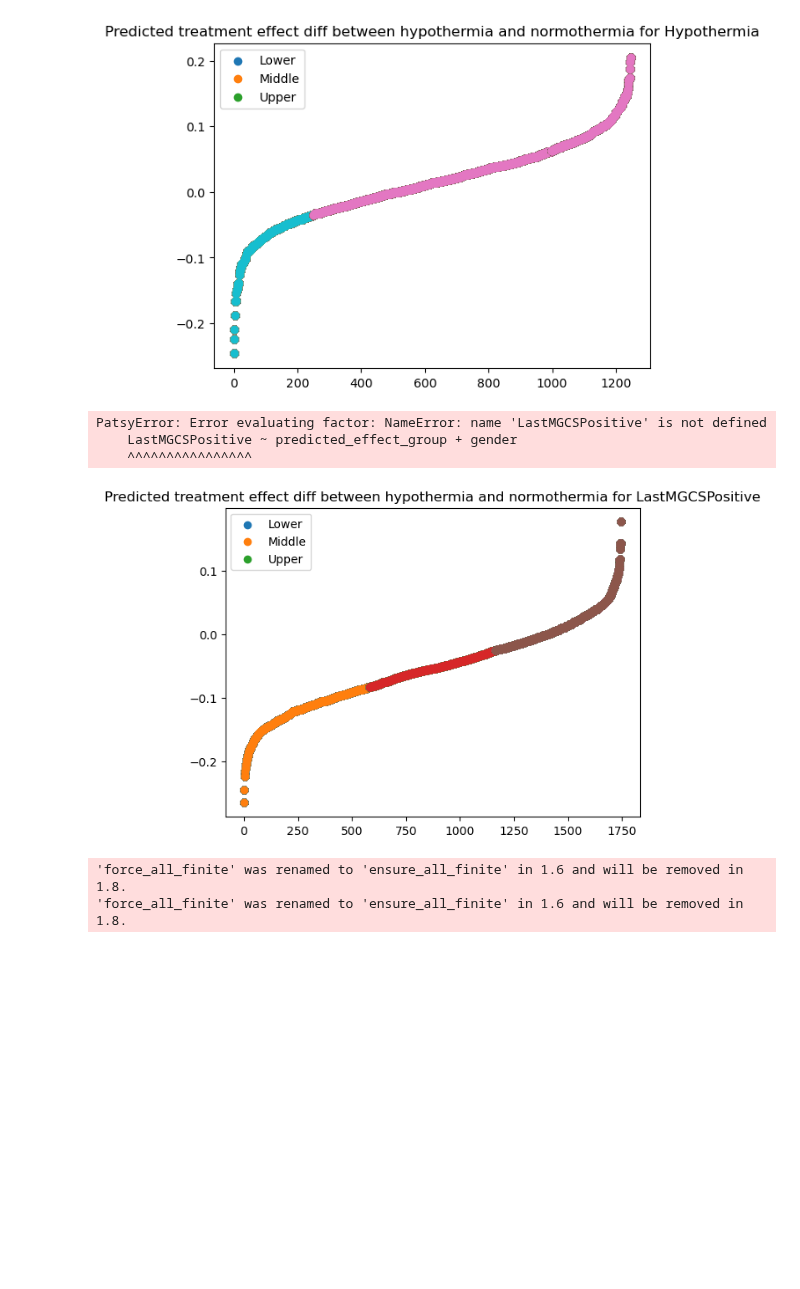
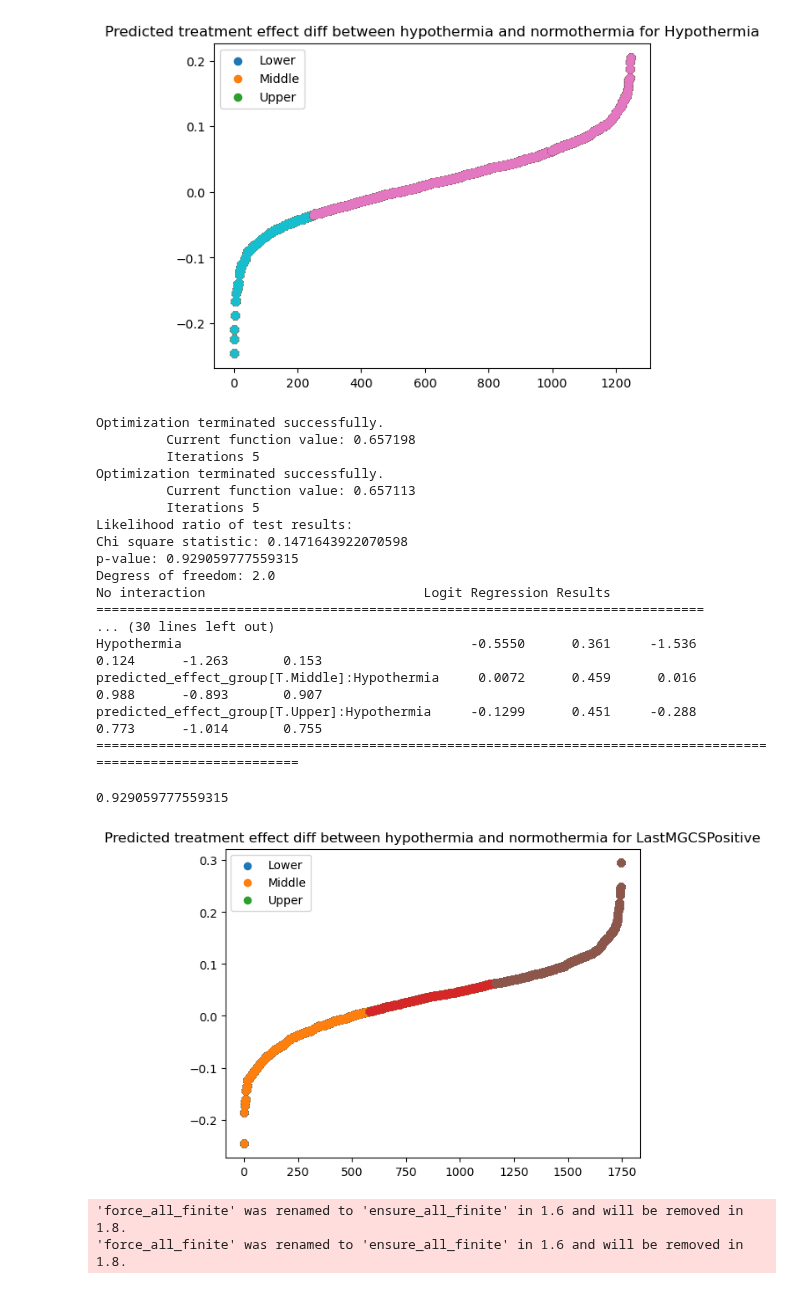
Before and after one commit to michelraskin/ttmhte, a Jupyter notebook: eICU/eICUAnalysisDML.ipynb, the cells around one changed output. Drawn from its saved outputs; the diff is of its cells as text; code cells hidden in the pictures; blank space fills up the shorter version.

```diff
--- a/eICU/eICUAnalysisDML.ipynb
+++ b/eICU/eICUAnalysisDML.ipynb
@@ -90,9 +90,10 @@ myPredictorsDf.LastGCS15 = 0
 myPredictorsDf.loc[myFilter, 'LastGCSPositive'] = (myPredictorsDf.loc[myFilter, 'LastGCS'].astype(int) > 8).astype(int)
 myPredictorsDf.loc[myFilter, 'LastMGCSPositive'] = (myPredictorsDf.loc[myFilter, 'LastMGCS'].astype(int) == 6).astype(int)
 # %%
-myXValue = myPredictorsDf.drop(columns= ['GCS Total', 'LastMGCSTime', 'FirstMGCSTime', 'Motor', 'LastMGCSPositive', 'LastMGCS', 'Sedation Scale', 'Electrolyte Replacement', 'Fall Risk', 'O2 Admin Device', 'Temperature Location', 'Value', 'Delirium Scale', 'Delirium Score', 'LastGCSPositive', 'apacheadmissiondx', 'hospitaladmittime24', 'FirstGCSTime', 'LastGCSTime', 'LastGCS', 'hospitaldischargestatus', 'LastGCS15', 'hospitaladmitsource', 'DeathAtDischarge', 'patientunitstayid'])
+myXValue = myPredictorsDf.drop(columns= ['LastMGCSTime', 'FirstMGCSTime','LastMGCSPositive', 'LastMGCS', 'LastGCSPositive', 'apacheadmissiondx', 'hospitaladmittime24', 'FirstGCSTime', 'LastGCSTime', 'LastGCS', 'hospitaldischargestatus', 'LastGCS15', 'hospitaladmitsource', 'DeathAtDischarge', 'patientunitstayid'])
 myXValue = myXValue[myFilter]
 myXValue.FirstGCS = myXValue.FirstGCS.astype(int)
+myXValue = myXValue.select_dtypes(exclude=['object'])
 myYValue = myPredictorsDf[myFilter]['LastMGCSPositive']
 myYValue = myYValue.astype(int)
 
@@ -119,16 +120,17 @@ X_train, X_test, y_train, y_test = train_test_split(myXValue, myYValue, stratify
 from econml.dml import CausalForestDML, SparseLinearDML, LinearDML, DML
 from econml.orf import DMLOrthoForest
 from econml.dr import LinearDRLearner
-myXValue = myPredictorsDf.drop(columns= ['GCS Total', 'LastMGCSTime', 'FirstMGCSTime', 'Motor', 'LastMGCSPositive', 'LastMGCS', 'Sedation Scale', 'Electrolyte Replacement', 'Fall Risk', 'O2 Admin Device', 'Temperature Location', 'Value', 'Delirium Scale', 'Delirium Score', 'LastGCSPositive', 'apacheadmissiondx', 'hospitaladmittime24', 'FirstGCSTime', 'LastGCSTime', 'LastGCS', 'hospitaldischargestatus', 'LastGCS15', 'hospitaladmitsource', 'DeathAtDischarge', 'patientunitstayid'])
+myXValue = myPredictorsDf.drop(columns= ['LastMGCSTime', 'FirstMGCSTime','LastMGCSPositive', 'LastMGCS', 'LastGCSPositive', 'apacheadmissiondx', 'hospitaladmittime24', 'FirstGCSTime', 'LastGCSTime', 'LastGCS', 'hospitaldischargestatus', 'LastGCS15', 'hospitaladmitsource', 'DeathAtDischarge', 'patientunitstayid'])
 myXValue = myXValue[myFilter]
 myXValue.FirstGCS = myXValue.FirstGCS.astype(int)
 myXValue.FirstMGCS = myXValue.FirstMGCS.astype(int)
+myXValue = myXValue.select_dtypes(exclude=['object'])
 myNewXValue = myXValue.copy()
-myNewXValue = myNewXValue.drop(columns=['gender'])
-myYValue = myPredictorsDf[myFilter]['DeathAtDischarge']
+myNewXValue = myNewXValue.drop(columns=['Hypothermia'])
+myYValue = myPredictorsDf[myFilter]['LastMGCSPositive']
 myYValue = myYValue.astype(int)
-X_train_no_group, X_test_no_group, T_train, T_test, Y_train, Y_test = train_test_split(myNewXValue, myPredictorsDf[myFilter]['gender'], myYValue, test_size=0.3, stratify=myPredictorsDf[myFilter][['LastMGCSPositive', 'Hypothermia']])
-causal_forest = CausalForestDML(
+X_train_no_group, X_test_no_group, T_train, T_test, Y_train, Y_test = train_test_split(myNewXValue, myPredictorsDf[myFilter]['Hypothermia'], myYValue, test_size=0.3, stratify=myPredictorsDf[myFilter][['LastMGCSPositive', 'Hypothermia']])
+causal_forest = SparseLinearDML(
     # model_t=LogisticRegression(),    # Model to predict treatment
     # model_y=LogisticRegression(),    # Model to predict outcome
     # n_estimators=100,                   # Number of trees in the forest
@@ -143,7 +145,7 @@ def getDefaultPipelineSteps(X_train):
     myNumericalColumns = X_train.columns[(X_train.nunique() > 5) & (X_train.dtypes != object)]
     myBinaryColumns = X_train.columns[X_train.nunique() == 2]
     myPreprocessor = getDefaultPreprocessor(aNumericalColumns=myNumericalColumns, aBinaryColumns=myBinaryColumns)
-    return [('preprocessor', myPreprocessor), ('imputer', SimpleImputer(missing_values=np.nan, strategy='median'))]#, ('pca', PCA(n_components=0.95))]
+    return [('preprocessor', myPreprocessor), ('imputer', KNNImputer(n_neighbors=10))]#, ('pca', PCA(n_components=0.95))]
 myPipeline = Pipeline(getDefaultPipelineSteps(X_train_no_group))
 myNewXTrain = pd.DataFrame(myPipeline.fit_transform(X_train_no_group))
 # myNewXTrain.columns = X_train_no_group.columns
@@ -151,7 +153,7 @@ causal_forest.fit(Y_train, T_train, X=myNewXTrain, cache_values=False)
 print(causal_forest.score(Y_train, T_train, X=myNewXTrain))
 
 myNewXTrain = pd.DataFrame(myPipeline.fit_transform(X_train_no_group))
-myNewXTrain.columns = X_train_no_group.columns
+# myNewXTrain.columns = X_train_no_group.columns
 CATE_pred = causal_forest.effect(myNewXTrain)
 
 # print(f'Feature importances {causal_forest.feature_importances_}')
@@ -297,25 +286,40 @@ def getTreatmentEffectDiff_regression(X_train, y_train, myNewDf, aCategory='CPC1
 # %%
 # getTreatmentEffectDiff_regression(X_train, myYValue, myNewDf, 'LastGCS', 'Hypothermia')
 myNewXTest = myPipeline.transform(X_train_no_group)
 CATE_pred = causal_forest.effect(myNewXTest)
 
 myNewDf = pd.DataFrame()
 myNewDf['predicted_effect'] = CATE_pred[:, 0]
 # myNewDf['predicted_effect']
 lower_third, upper_third, _ = getPredictedThirds(myNewDf)
 plotPredictedTreatmentEffect(myNewDf, 'LastMGCSPositive')
 
 # myNewDf['predicted_effect_group'] = CATE_pred[:, 0]
 
 
 X_test_new = X_train_no_group.copy()
 X_test_new['Hypothermia'] = T_train
-getTreatmentEffectDiff(X_test_new, Y_train, myNewDf, 'LastMGCSPositive', 'gender')
+getTreatmentEffectDiff(X_test_new, Y_train, myNewDf, 'LastMGCSPositive', 'Hypothermia')
 # %% [output]
-PatsyError: Error evaluating factor: NameError: name 'LastMGCSPositive' is not defined
-    LastMGCSPositive ~ predicted_effect_group + gender
-    ^^^^^^^^^^^^^^^^
+Optimization terminated successfully.
+         Current function value: 0.657198
+         Iterations 5
+Optimization terminated successfully.
+         Current function value: 0.657113
+         Iterations 5
+Likelihood ratio of test results:
+Chi square statistic: 0.1471643922070598
+p-value: 0.929059777559315
+Degress of freedom: 2.0
+No interaction                            Logit Regression Results
+==============================================================================
+... (30 lines left out)
+Hypothermia                                     -0.5550      0.361     -1.536      0.124      -1.263       0.153
+predicted_effect_group[T.Middle]:Hypothermia     0.0072      0.459      0.016      0.988      -0.893       0.907
+predicted_effect_group[T.Upper]:Hypothermia     -0.1299      0.451     -0.288      0.773      -1.014       0.755
+================================================================================================================
+0.929059777559315
-[figure, old version]
+[figure, new version]
 # %%
 myNewXTest = myPipeline.transform(X_test_no_group)
 CATE_pred = causal_forest.effect(myNewXTest)
```
Also changed, not shown: parts of 6 cells of this notebook, 3 other files.
